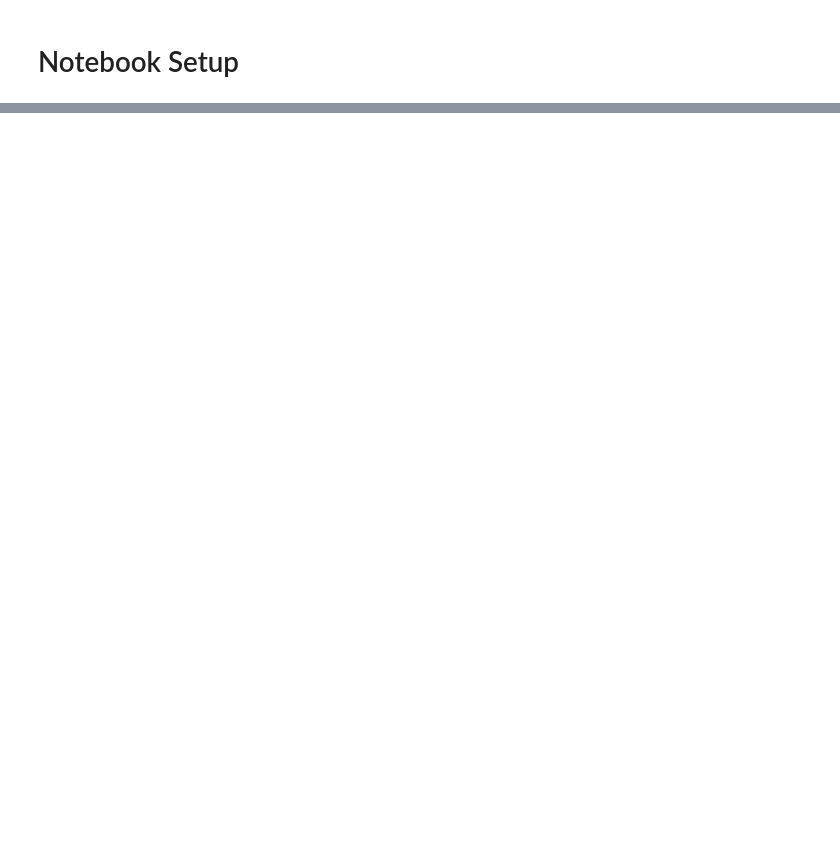
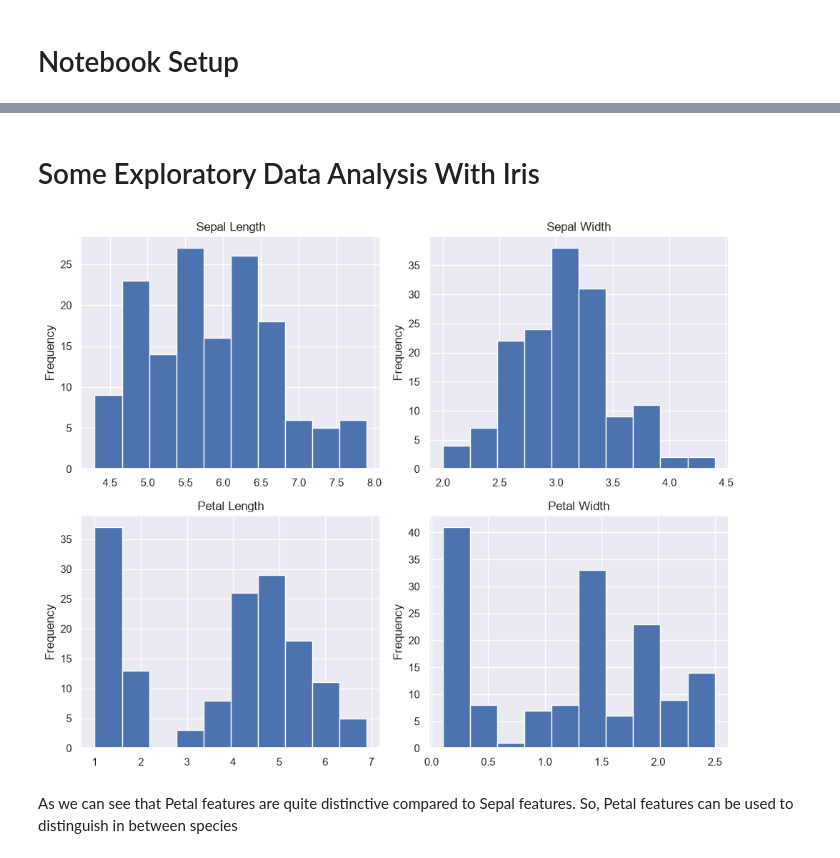
Before and after one commit to Tamertotos/data-science-ml-portfolio, a Jupyter notebook: iris-knn-classification/iris_knn_exploration.ipynb, the cells around one changed output, grey strips where cells are left out. Drawn from its saved outputs; the diff is of its cells as text; code cells hidden in the pictures; blank space fills up the shorter version.

Commit message:
data loading via pandas, histogram drawings via pandas and matplotlib

```diff
--- a/iris-knn-classification/iris_knn_exploration.ipynb
+++ b/iris-knn-classification/iris_knn_exploration.ipynb
@@ -41,0 +25,2 @@ print(data["target_names"])    #First 50 are setosa, second 50 are versicolor, l
+# %%
+data = pd.read_csv(r"data\Iris.csv") #Load the dataset
@@ -41,0 +52,2 @@ print(data["target_names"])    #First 50 are setosa, second 50 are versicolor, l
+# %%
+data.drop("Id", axis="columns", inplace=True) #Dropping the Id column to clean the data.
@@ -41,0 +69,16 @@ print(data["target_names"])    #First 50 are setosa, second 50 are versicolor, l
+# %% [markdown]
+# Some Exploratory Data Analysis With Iris
+# %%
+fig, axes = plt.subplots(2, 2, figsize=(10, 8))
+
+data.SepalLengthCm.plot.hist(ax=axes[0, 0], title='Sepal Length')
+data.SepalWidthCm.plot.hist(ax=axes[0, 1], title='Sepal Width')
+data.PetalLengthCm.plot.hist(ax=axes[1, 0], title='Petal Length')
+data.PetalWidthCm.plot.hist(ax=axes[1, 1], title='Petal Width')
+
+plt.tight_layout()
+plt.show()
+# %% [output]
+[figure, added]
+# %% [markdown]
+As we can see that Petal features are quite distinctive compared to Sepal features. So, Petal features can be used to distinguish in between species
```
Also changed, not shown: parts of 10 cells of this notebook, 1 other file.
